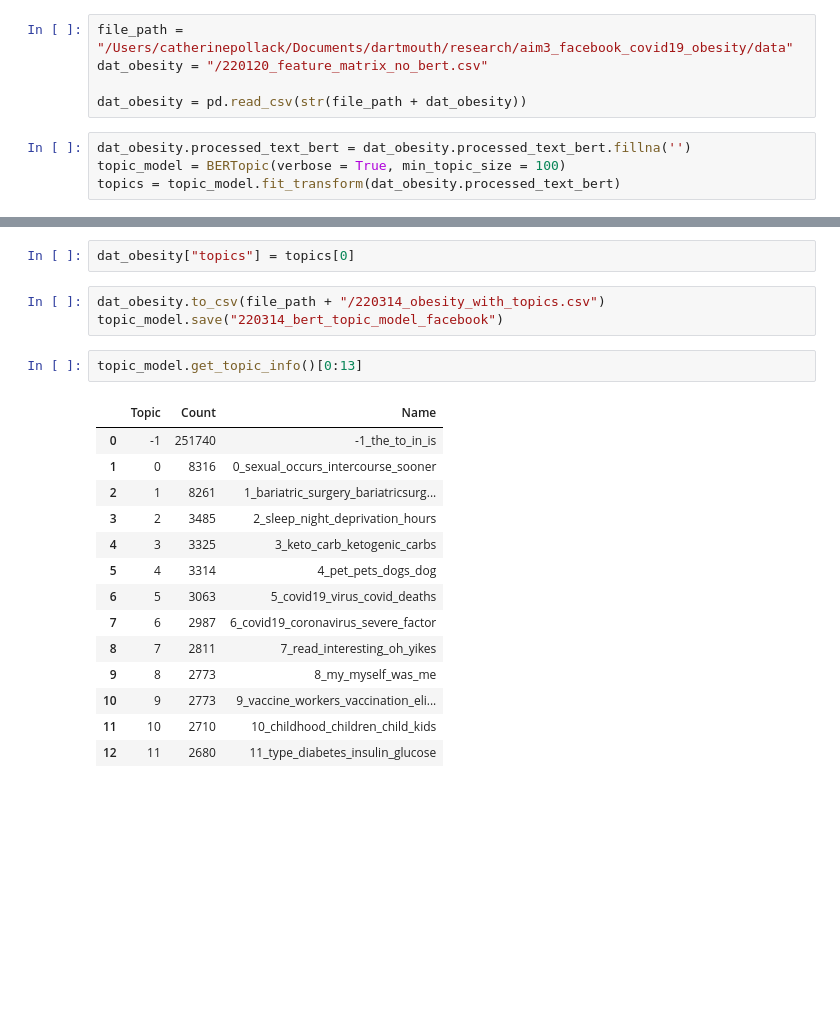
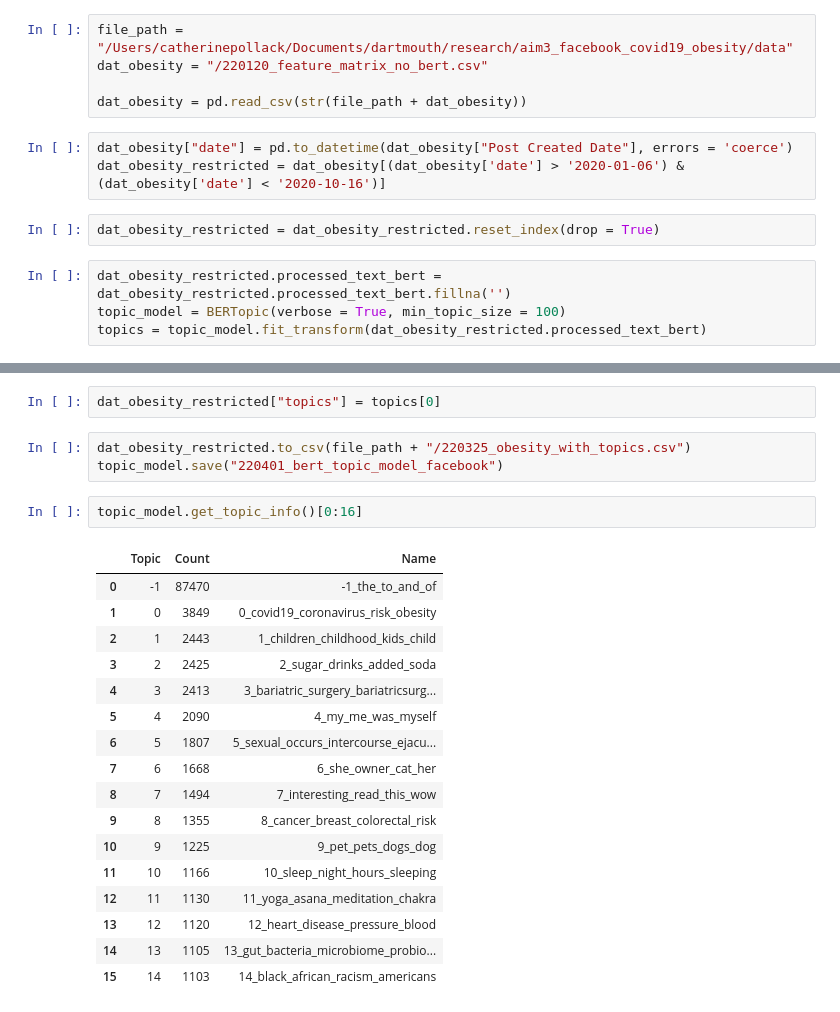
Before and after one commit to cpollack736/facebook_obesity_covid19, a Jupyter notebook: bertopic_clustering.ipynb, the cells around one changed output, grey strips where cells are left out. Saved outputs shown, nothing was run; the diff lists cells and outputs as text; blank space fills up the shorter version.

```diff
--- a/bertopic_clustering.ipynb
+++ b/bertopic_clustering.ipynb
@@ -12,8 +13,13 @@ file_path = "/Users/catherinepollack/Documents/dartmouth/research/aim3_facebook_
 dat_obesity = "/220120_feature_matrix_no_bert.csv"
 
 dat_obesity = pd.read_csv(str(file_path + dat_obesity))
+# %%
+dat_obesity["date"] = pd.to_datetime(dat_obesity["Post Created Date"], errors = 'coerce')
+dat_obesity_restricted = dat_obesity[(dat_obesity['date'] > '2020-01-06') & (dat_obesity['date'] < '2020-10-16')]
+# %%
+dat_obesity_restricted = dat_obesity_restricted.reset_index(drop = True)
 # %%
-dat_obesity.processed_text_bert = dat_obesity.processed_text_bert.fillna('')
+dat_obesity_restricted.processed_text_bert = dat_obesity_restricted.processed_text_bert.fillna('')
 topic_model = BERTopic(verbose = True, min_topic_size = 100)
-topics = topic_model.fit_transform(dat_obesity.processed_text_bert)
+topics = topic_model.fit_transform(dat_obesity_restricted.processed_text_bert)
 # %% [output]
@@ -23,23 +29,26 @@ topics = topic_model.fit_transform(dat_obesity.processed_text_bert)
 # %%
-dat_obesity["topics"] = topics[0]
+dat_obesity_restricted["topics"] = topics[0]
 # %%
-dat_obesity.to_csv(file_path + "/220314_obesity_with_topics.csv")
-topic_model.save("220314_bert_topic_model_facebook")
+dat_obesity_restricted.to_csv(file_path + "/220325_obesity_with_topics.csv")
+topic_model.save("220401_bert_topic_model_facebook")
 # %%
-topic_model.get_topic_info()[0:13]
+topic_model.get_topic_info()[0:16]
 # %% [output]
 |  | Topic | Count | Name |
-| 0 | -1 | 251740 | -1_the_to_in_is |
-| 1 | 0 | 8316 | 0_sexual_occurs_intercourse_sooner |
-| 2 | 1 | 8261 | 1_bariatric_surgery_bariatricsurg... |
-| 3 | 2 | 3485 | 2_sleep_night_deprivation_hours |
-| 4 | 3 | 3325 | 3_keto_carb_ketogenic_carbs |
-| 5 | 4 | 3314 | 4_pet_pets_dogs_dog |
-| 6 | 5 | 3063 | 5_covid19_virus_covid_deaths |
-| 7 | 6 | 2987 | 6_covid19_coronavirus_severe_factor |
-| 8 | 7 | 2811 | 7_read_interesting_oh_yikes |
-| 9 | 8 | 2773 | 8_my_myself_was_me |
-| 10 | 9 | 2773 | 9_vaccine_workers_vaccination_eli... |
-| 11 | 10 | 2710 | 10_childhood_children_child_kids |
-| 12 | 11 | 2680 | 11_type_diabetes_insulin_glucose |
+| 0 | -1 | 87470 | -1_the_to_and_of |
+| 1 | 0 | 3849 | 0_covid19_coronavirus_risk_obesity |
+| 2 | 1 | 2443 | 1_children_childhood_kids_child |
+| 3 | 2 | 2425 | 2_sugar_drinks_added_soda |
+| 4 | 3 | 2413 | 3_bariatric_surgery_bariatricsurg... |
+| 5 | 4 | 2090 | 4_my_me_was_myself |
+| 6 | 5 | 1807 | 5_sexual_occurs_intercourse_ejacu... |
+| 7 | 6 | 1668 | 6_she_owner_cat_her |
+| 8 | 7 | 1494 | 7_interesting_read_this_wow |
+| 9 | 8 | 1355 | 8_cancer_breast_colorectal_risk |
+| 10 | 9 | 1225 | 9_pet_pets_dogs_dog |
+| 11 | 10 | 1166 | 10_sleep_night_hours_sleeping |
+| 12 | 11 | 1130 | 11_yoga_asana_meditation_chakra |
+| 13 | 12 | 1120 | 12_heart_disease_pressure_blood |
+| 14 | 13 | 1105 | 13_gut_bacteria_microbiome_probio... |
+| 15 | 14 | 1103 | 14_black_african_racism_americans |
 # %%
```
Also changed, not shown: parts of 7 cells of this notebook, 6 other files.
